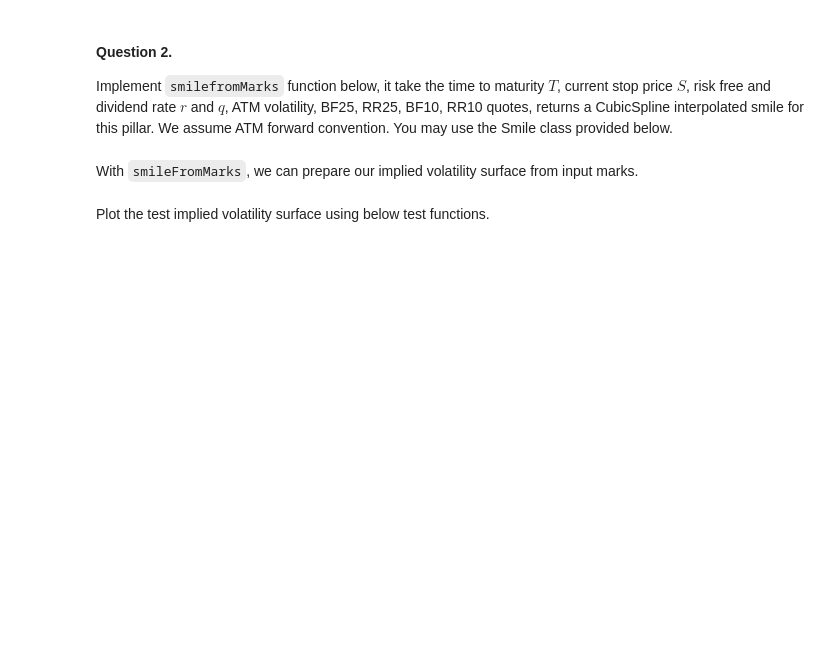
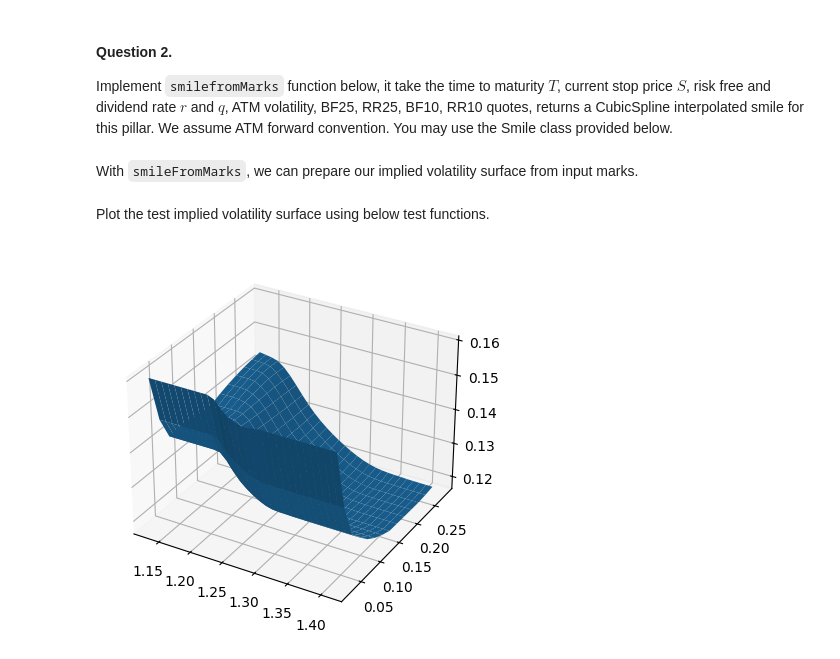
Before and after one commit to changjulian17/mqf_practice, a Jupyter notebook: QF607_Numerical Methods/exercise2.ipynb, the cells around one changed output. Cells and saved outputs as stored; diff of their text form; code cells hidden in the pictures; blank space fills up the shorter version.

````diff
--- a/QF607_Numerical Methods/exercise2.ipynb
+++ b/QF607_Numerical Methods/exercise2.ipynb
@@ -27,4 +33,16 @@ def fwdDelta(fwd, stdev, strike, payoffType):
 def strikeFromDelta(S, r, q, T, vol, delta, payoffType):
     strike = 0
     # your implementation here
+    fwd = S * math.exp((r-q) * T)
+    # be careful with the sign of delta
+    if payoffType == PayoffType.Put and delta > 0 or payoffType == PayoffType.Call and delta < 0:
+        delta = -delta
+    f = lambda K: (fwdDelta(fwd, vol * math.sqrt(T), K, payoffType) - delta)
+    a, b = 0.0001, 10000
+    strike = optimize.brentq(f, a, b)
     return strike
+
+S, r, q, T, vol, delta, payoffType = 100, 0.1, 0, 1, 0.1, -0.25, PayoffType.Put
+
+
+display(strikeFromDelta(S, r, q, T, vol, delta, payoffType))
@@ -51,8 +74,19 @@ class Smile:
 
 def smileFromMarks(T, S, r, q, atmvol, bf25, rr25, bf10, rr10):
     # your implementation here
-    strikes = ...
-    vols = ...
+    c25 = bf25 + atmvol + rr25/2
+    p25 = bf25 + atmvol - rr25/2
+    c10 = bf10 + atmvol + rr10/2
+    p10 = bf10 + atmvol - rr10/2
+
+    strikes = [
+            strikeFromDelta(S, r, q, T, p10, 0.1, PayoffType.Put),
+           strikeFromDelta(S, r, q, T, p25, 0.25, PayoffType.Put),
+           S * math.exp((r-q)*T),
+           strikeFromDelta(S, r, q, T, c25, 0.25, PayoffType.Call),
+           strikeFromDelta(S, r, q, T, c10, 0.1, PayoffType.Call) ]
+
+    vols = [p10, p25, atmvol, c25, c10]
     return Smile(strikes, vols)
 # %% [markdown]
 With ```smileFromMarks```, we can prepare our implied volatility surface from input marks.
@@ -87,33 +121,35 @@ class ImpliedVol:
 # %% [markdown]
 Plot the test implied volatility surface using below test functions.
 # %%
-def createTestImpliedVol(S, r, q):
+def createTestImpliedVol(S, r, q, sc):
     pillars = [0.02, 0.04, 0.06, 0.08, 0.16, 0.25, 0.75, 1.0, 1.5, 2, 3, 5] # in year
     atmvols = [0.155, 0.1395, 0.1304, 0.1280, 0.1230, 0.1230, 0.1265, 0.1290, 0.1313, 0.1318, 0.1313, 0.1305, 0.1295]
     bf25s = [0.0016, 0.0016, 0.0021, 0.0028, 0.0034, 0.0043, 0.0055, 0.0058, 0.0060, 0.0055, 0.0054, 0.0050, 0.0045, 0.0043]
     rr25s = [-0.0065, -0.0110, -0.0143, -0.0180, -0.0238, -0.0288, -0.0331, -0.0344, -0.0349, -0.0340, -0.0335, -0.0330, -0.0330]
     bf10s = [0.0050, 0.0050, 0.0067, 0.0088, 0.0111, 0.0144, 0.0190, 0.0201, 0.0204, 0.0190, 0.0186, 0.0172, 0.0155, 0.0148]
     rr10s = [-0.0111, -0.0187, -0.0248, -0.0315, -0.0439, -0.0518, -0.0627, -0.0652, -0.0662, -0.0646, -0.0636, -0.0627, -0.0627]
-    smiles = [smileFromMarks(pillars[i], S, r, q, atmvols[i], bf25s[i], rr25s[i], bf10s[i], rr10s[i]) for i in range(len(pillars))]
+    smiles = [smileFromMarks(pillars[i], S, r, q, atmvols[i], bf25s[i]*sc, rr25s[i]*sc, bf10s[i]*sc, rr10s[i]*sc) for i in range(len(pillars))]
     return ImpliedVol(pillars, smiles)
 
 def plotTestImpliedVolSurface():
-    S, r, q = 1.25805, 0.01, 0.003
-    iv = createTestImpliedVol(S, r, q)
-    tStart, tEnd = 0.02, 0.5
-    ts = np.arange(tStart, tEnd, 0.1)
+    S, r, q, sc = 1.25805, 0.01, 0.003, .5
+    iv = createTestImpliedVol(S, r, q, sc)
+    tStart, tEnd = 0.02, 0.3
+    ts = np.arange(tStart, tEnd, 0.02)
     fwdEnd = S*math.exp((r-q)*tEnd)
     kmin = strikeFromDelta(S, r, q, tEnd, iv.Vol(tEnd, fwdEnd), 0.05, PayoffType.Put)
     kmax = strikeFromDelta(S, r, q, tEnd, iv.Vol(tEnd, fwdEnd), 0.05, PayoffType.Call)
     ks = np.arange(kmin, kmax, 0.01)
 
     vs = np.ndarray((len(ts), len(ks)))
     for i in range(len(ts)):
         for j in range(len(ks)):
             vs[i, j] = iv.Vol(ts[i], ks[j])
     hf = plt.figure()
     ha = hf.add_subplot(111, projection='3d')
     X, Y = np.meshgrid(ks, ts)
     ha.plot_surface(X, Y, vs)
     plt.show()
 plotTestImpliedVolSurface()
+# %% [output]
+[figure, added]
````
Also changed, not shown: parts of 3 cells of this notebook.
